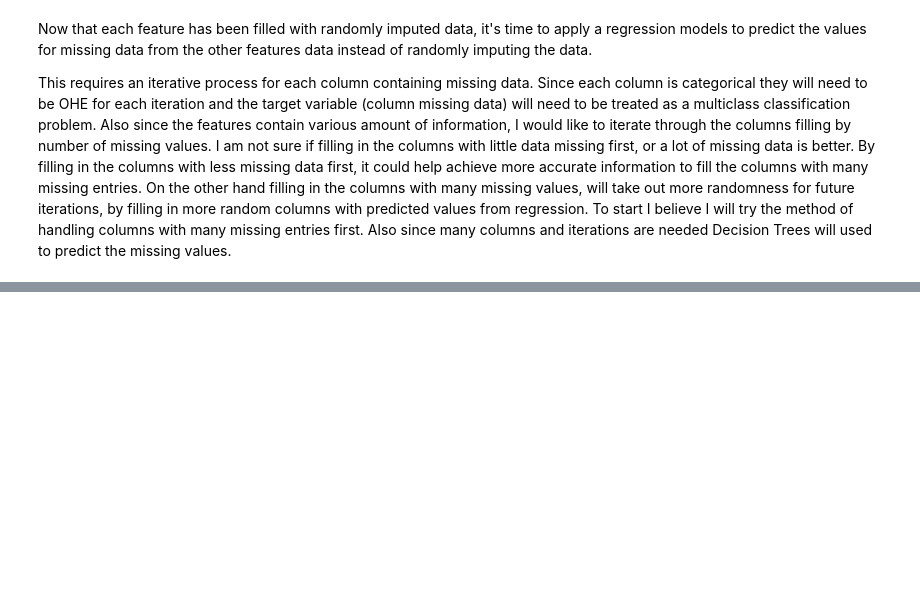
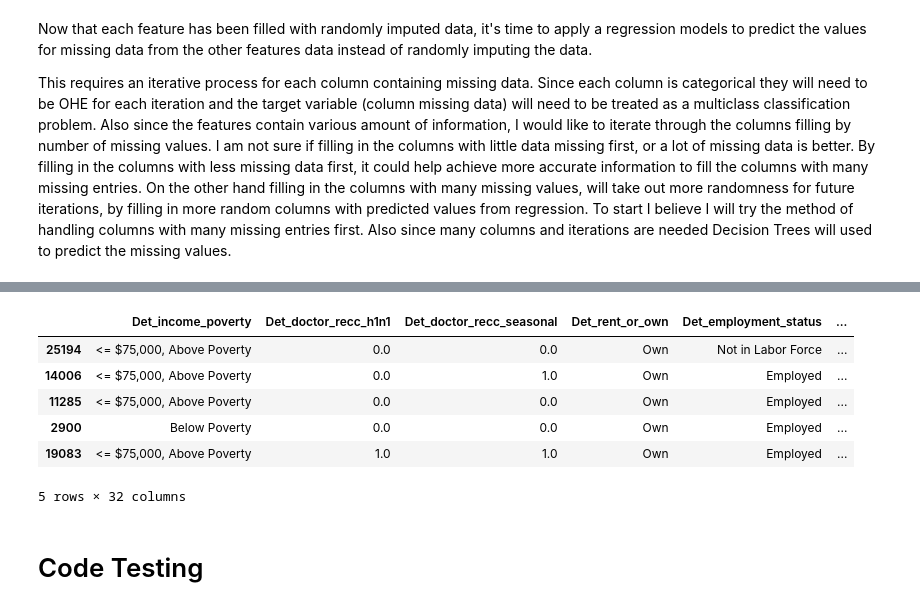
Before and after one commit to cschneck7/phase_3_project, a Jupyter notebook: H1N1 Vaccine Classification Notebook.ipynb, the cells around one changed output, grey strips where cells are left out. Drawn from its saved outputs; the diff is of its cells as text; code cells hidden in the pictures; blank space fills up the shorter version.

Commit message:
Finished Iterative Classification class for Missing Values

```diff
--- a/H1N1 Vaccine Classification Notebook.ipynb
+++ b/H1N1 Vaccine Classification Notebook.ipynb
@@ -391,6 +395,6 @@ class RandomImputer(BaseEstimator, TransformerMixin):
 rand_imp = RandomImputer()
 # %%
 # Fits and transforms dataset
-X_mod_imputed = rand_imp.fit_transform(X_train_mod)
+X_train_imp = rand_imp.fit_transform(X_train_mod)
 # %%
 # checks if all columns besides original columns with missing data are filled in
@@ -441,0 +474,4 @@ y.head()
+# %%
+train_IterClass = IterativeClassification(max_depth=3)
+# %%
+train_IterClass.fit(X_train_imp)
@@ -441,0 +496,12 @@ y.head()
+# %%
+X_train_pred = train_IterClass.transform(X_train_imp)
+# %%
+X_train_pred.head()
+# %% [output]
+|  | Det_income_poverty | Det_doctor_recc_h1n1 | Det_doctor_recc_seasonal | Det_rent_or_own | Det_employment_status | ... |
+| 25194 | <= $75,000, Above Poverty | 0.0 | 0.0 | Own | Not in Labor Force | ... |
+| 14006 | <= $75,000, Above Poverty | 0.0 | 1.0 | Own | Employed | ... |
+| 11285 | <= $75,000, Above Poverty | 0.0 | 0.0 | Own | Employed | ... |
+| 2900 | Below Poverty | 0.0 | 0.0 | Own | Employed | ... |
+| 19083 | <= $75,000, Above Poverty | 1.0 | 1.0 | Own | Employed | ... |
+5 rows × 32 columns
@@ -441,0 +521,2 @@ y.head()
+# %% [markdown]
+# Code Testing
```
Also changed, not shown: parts of 13 cells of this notebook.
